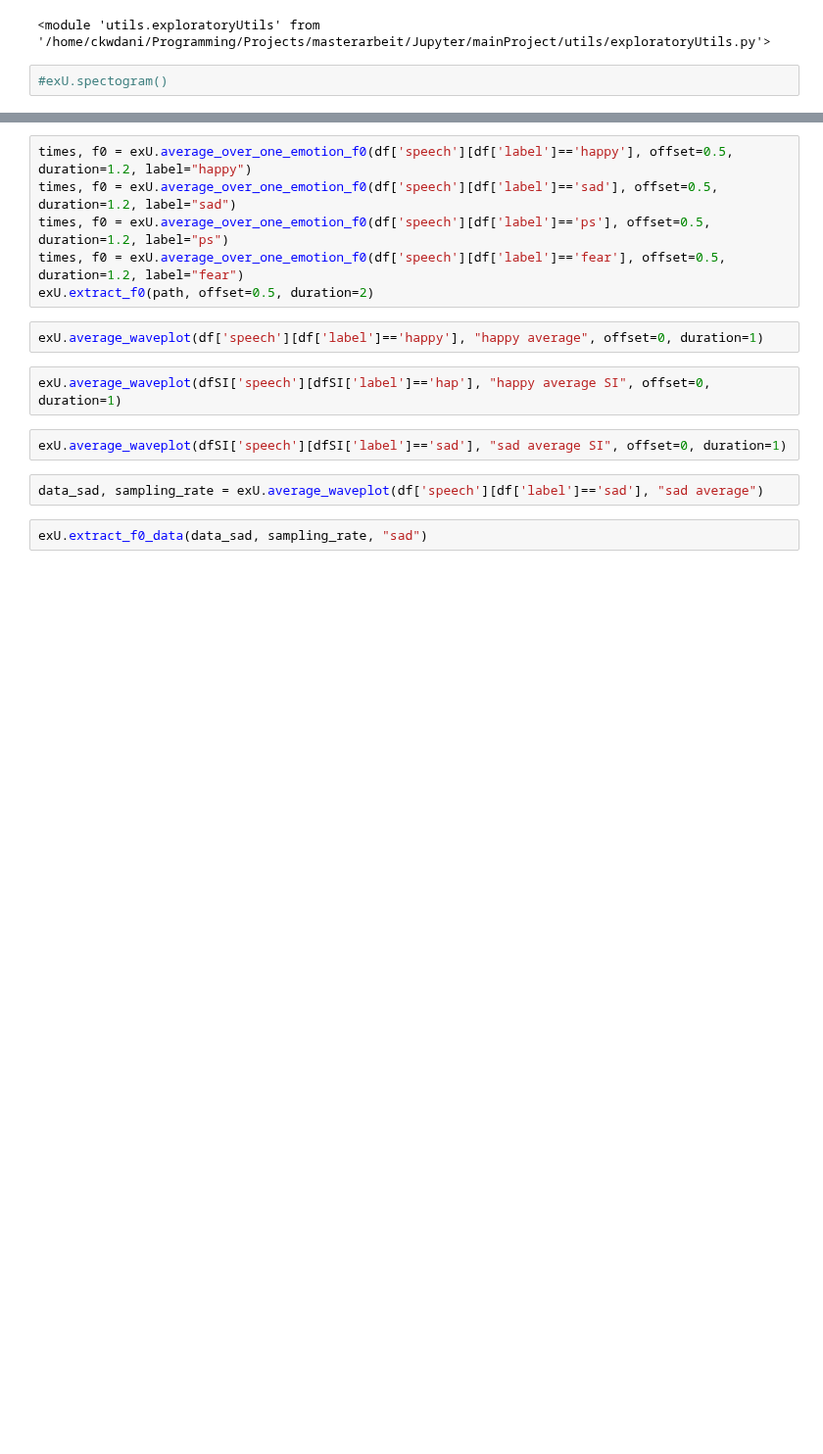
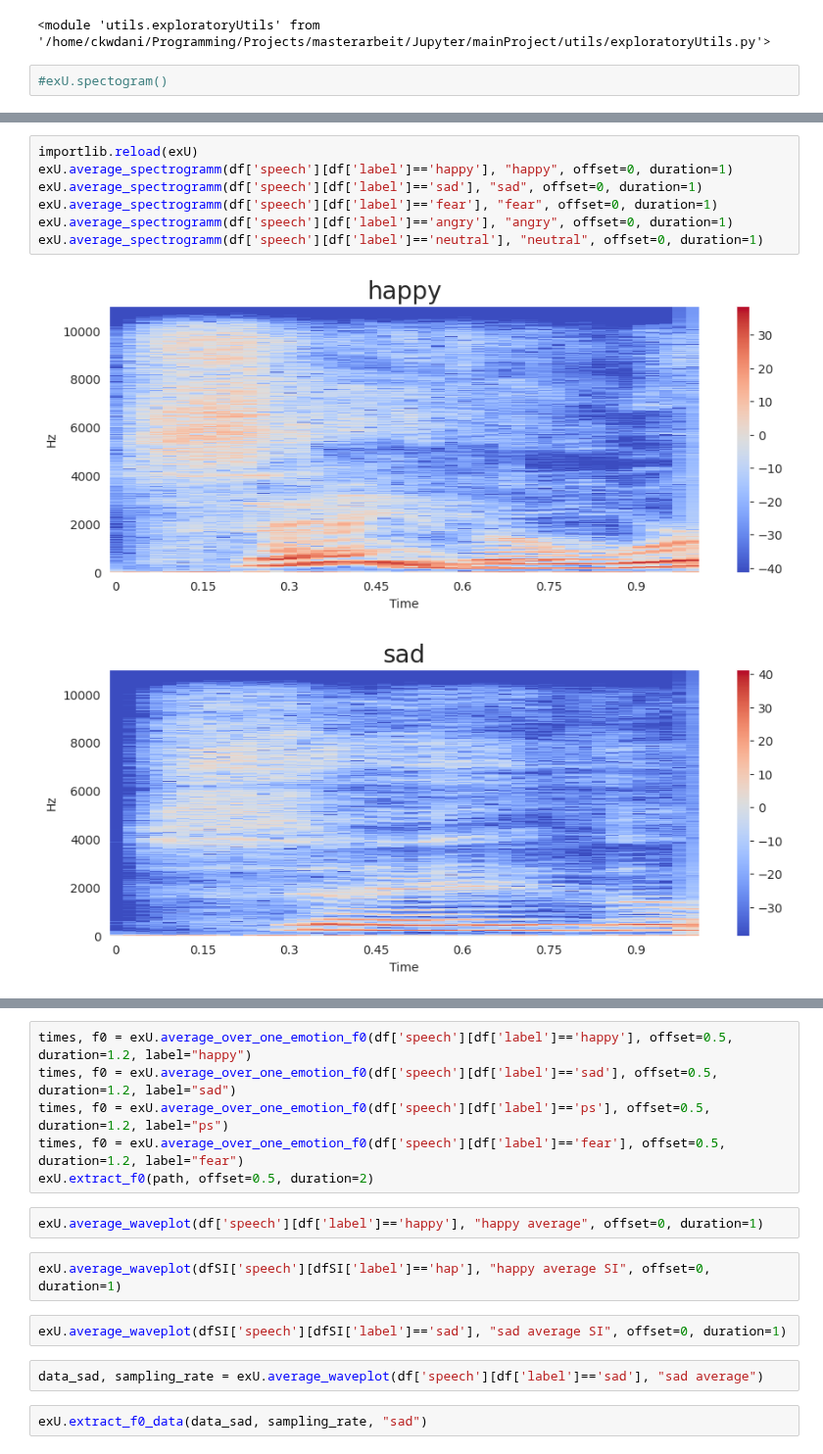
Before and after one commit to BlackFox1197/masterarbeit_programming, a Jupyter notebook: notebooks/feature_exp.ipynb, the cells around one changed output, grey strips where cells are left out. Shown at 98% size. Cells and saved outputs as stored; diff of their text form; blank space fills up the shorter version.

Commit message:
start working on avg spectrogramm

```diff
--- a/notebooks/feature_exp.ipynb
+++ b/notebooks/feature_exp.ipynb
@@ -127,0 +180,10 @@ Audio(path)
+# %%
+importlib.reload(exU)
+exU.average_spectrogramm(df['speech'][df['label']=='happy'], "happy", offset=0, duration=1)
+exU.average_spectrogramm(df['speech'][df['label']=='sad'], "sad", offset=0, duration=1)
+exU.average_spectrogramm(df['speech'][df['label']=='fear'], "fear", offset=0, duration=1)
+exU.average_spectrogramm(df['speech'][df['label']=='angry'], "angry", offset=0, duration=1)
+exU.average_spectrogramm(df['speech'][df['label']=='neutral'], "neutral", offset=0, duration=1)
+# %% [output]
+[figure, added]
+[figure, added]
```
Also changed, not shown: parts of 10 cells of this notebook, 3 other files.
